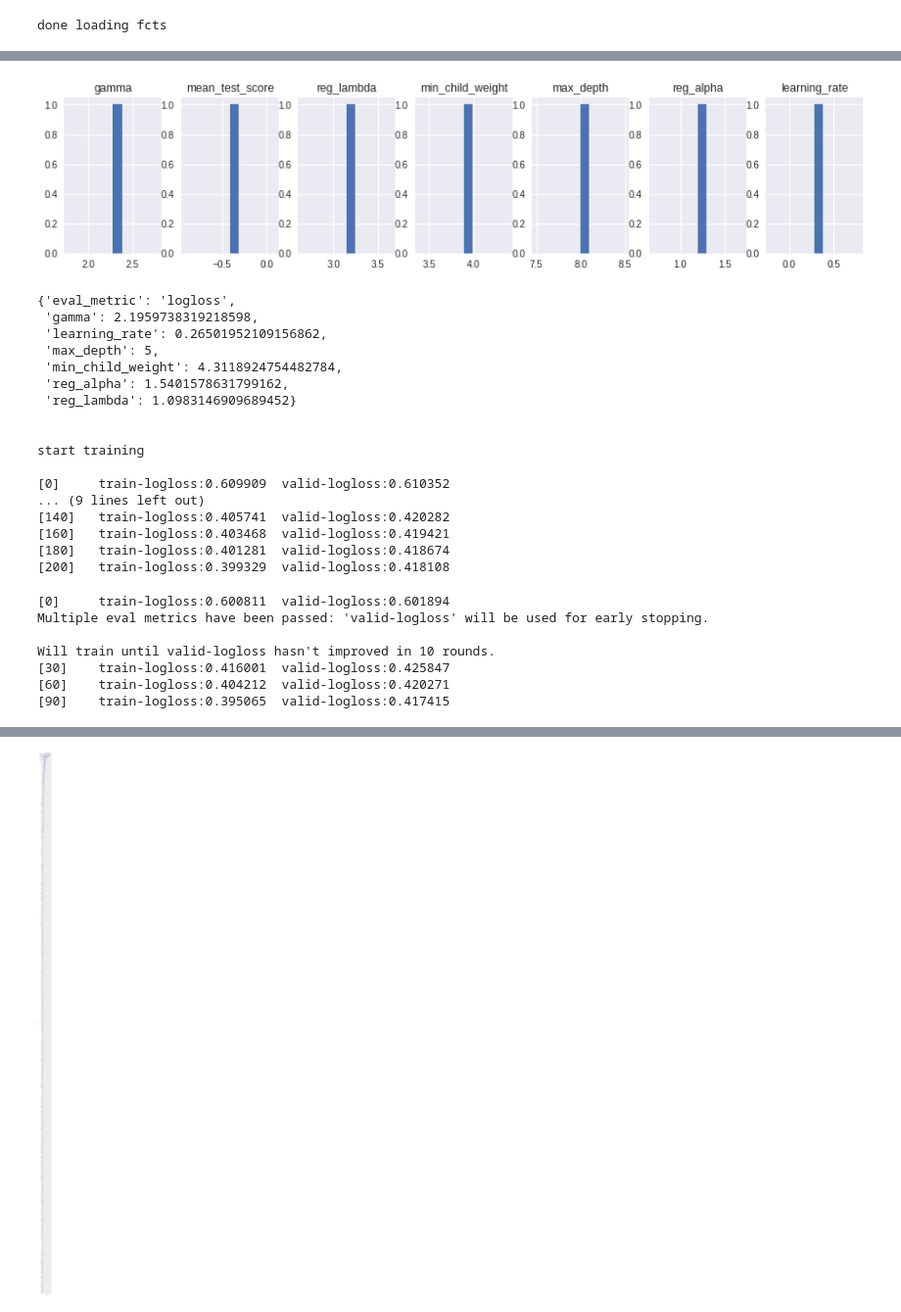
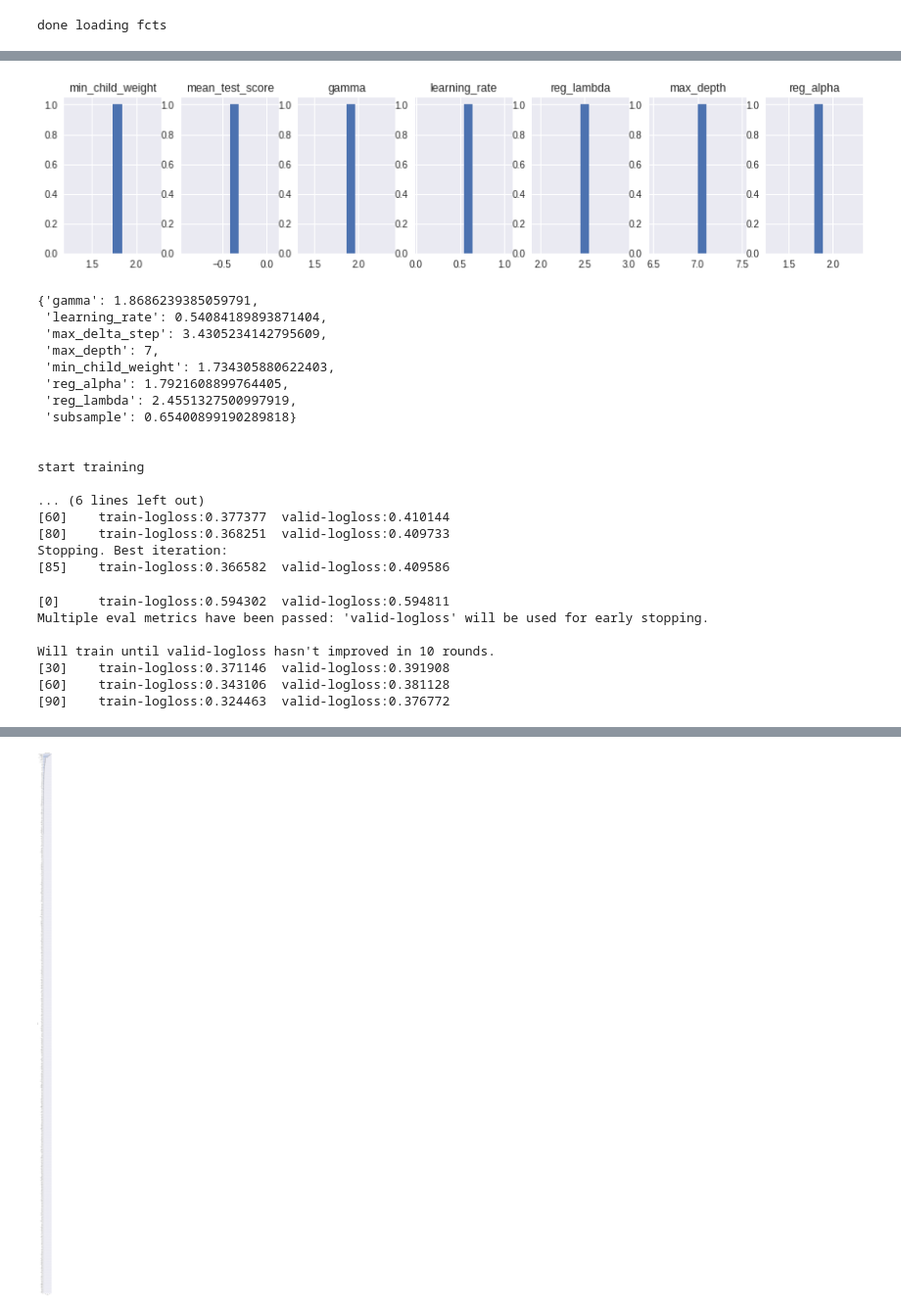
Before and after one commit to tholor/quora_kaggle, a Jupyter notebook: tm_master_base_May19th.ipynb, the cells around one changed output, grey strips where cells are left out. Shown at 98% size. Drawn from its saved outputs; the diff is of its cells as text; code cells hidden in the pictures.

```diff
--- a/tm_master_base_May19th.ipynb
+++ b/tm_master_base_May19th.ipynb
@@ -159,6 +170,7 @@ col = [c for c in train.columns if c[:1]=='z']
 # xFeatures05-05: k substitute by 000 in right place
 # %%
 # loading already saved features
-train = pickle.load(open("dumps/trainFeatures05-05.p", "rb" ))
-test = pickle.load(open("dumps/testFeatures05-05.p", "rb" ))
+train = pickle.load(open("dumps/trainFeatures05-19.p", "rb" ))
+test = pickle.load(open("dumps/testFeatures05-19.p", "rb" ))
 col = [c for c in train.columns if c[:2]=='z_']
+pprint(col)
@@ -189,7 +229,7 @@ Dvalid = xgb.DMatrix(X_test,y_test,feature_names=feature_names)
 
 from sklearn.model_selection import RandomizedSearchCV
 from scipy.stats import randint as sp_randint
-from scipy.stats import uniform as sp_uniform
+from scipy.stats import uniform as sp_uniform # constant between param1 and param1 + param2
 from time import time
 
 # Utility function to report best scores
@@ -207,13 +247,15 @@ def report(results, n_top=3):
 alg = xgb.XGBClassifier(n_estimators=400,objective='binary:logistic')
 # specify parameters and distributions to sample from
 param_dist = {"max_depth": sp_randint(4, 10),
-              "learning_rate" : sp_uniform(0.2,0.8), # normally eta
+              "learning_rate" : sp_uniform(0.2,0.6), # normally eta
               "min_child_weight": sp_uniform(1, 5),
               "reg_alpha": sp_uniform(0.8,3),
               "reg_lambda": sp_uniform(0.8,3),
-              "gamma": sp_uniform(0.5,3)}
+              "gamma": sp_uniform(0.5,3),
+              "max_delta_step":sp_uniform(0, 5),
+              "subsample": sp_uniform(0.5, 0.5)}
 
-n_iter_search = 50
+n_iter_search = 1
 
 # add to fit function from sklearn to incorporate early stopping with xgboost!!!
 fit_params_dict = {"eval_set":[(X_test, y_test)],"early_stopping_rounds":5,"eval_metric":"logloss","verbose":False}
@@ -223,7 +265,7 @@ clf = RandomizedSearchCV(estimator = alg,
                          n_iter = n_iter_search,
                          scoring='neg_log_loss',
                          verbose=1,
-                         cv=4,
+                         cv=3,
                          refit=False,
                          fit_params = fit_params_dict)
 
@@ -235,5 +277,5 @@ print("RandomizedSearchCV took %.2f minutes for %d candidates"
       " parameter settings." % ((time() - start)/60, n_iter_search))
 report(clf.cv_results_,3)
 
-pickle.dump(clf,open("dumps/randCV05-05.p", "wb" ))
+pickle.dump(clf,open("dumps/randCV05-19.p", "wb" ))
 # %% [output]
@@ -246,35 +288,34 @@ Parameters: {'gamma': 2.1959738319218598, 'reg_lambda': 1.0983146909689452, 'min
 # %%
 ##################### helper function to visualize parameter search
 params = {}
 params['gamma'] = []
 params['reg_alpha'] = []
 params['learning_rate'] = []
 params['reg_lambda'] = []
 params['min_child_weight'] = []
 params['max_depth'] = []
 params['mean_test_score'] = []
 
 # change range to include top n paramater values
-for i in range(1, 20):
+for i in range(1, 4):
     candidates = np.flatnonzero(clf.cv_results_['rank_test_score'] == i)
     for candidate in candidates:
         params['mean_test_score'].append(clf.cv_results_['mean_test_score'][candidate])
         for key in params.keys():
             if(key != "mean_test_score"):
                 params[key].append(clf.cv_results_['params'][candidate][key])
 
 plt.rcParams['figure.figsize'] = (15, 3.0)
 for i,key in enumerate(params.keys()):
     plt.subplot(1,7,i+1)
     plt.title(key)
     plt.hist(params.get(key),10)
 plt.show()
 # %% [output]
-[figure, old version]
+[figure, new version]
 # %%
 ########### using best parameter setting from above to create prediction for test set
 params = clf.best_params_
-from  pprint import pprint
 pprint(params)
 print("\n")
 print("start training \n")
@@ -285,23 +326,23 @@ bst = xgb.train(params, Dtrain, 201, watchlist, early_stopping_rounds=10, verbos
 
 # maybe continue training 2 cells below
 # %% [output]
-{'eval_metric': 'logloss',
- 'gamma': 2.1959738319218598,
- 'learning_rate': 0.26501952109156862,
- 'max_depth': 5,
- 'min_child_weight': 4.3118924754482784,
- 'reg_alpha': 1.5401578631799162,
- 'reg_lambda': 1.0983146909689452}
+{'gamma': 1.8686239385059791,
+ 'learning_rate': 0.54084189893871404,
+ 'max_delta_step': 3.4305234142795609,
+ 'max_depth': 7,
+ 'min_child_weight': 1.734305880622403,
+ 'reg_alpha': 1.7921608899764405,
+ 'reg_lambda': 2.4551327500997919,
+ 'subsample': 0.65400899190289818}
 
 
 start training
 
-[0]     train-logloss:0.609909  valid-logloss:0.610352
-... (9 lines left out)
-[140]   train-logloss:0.405741  valid-logloss:0.420282
-[160]   train-logloss:0.403468  valid-logloss:0.419421
-[180]   train-logloss:0.401281  valid-logloss:0.418674
-[200]   train-logloss:0.399329  valid-logloss:0.418108
+... (6 lines left out)
+[60]    train-logloss:0.377377  valid-logloss:0.410144
+[80]    train-logloss:0.368251  valid-logloss:0.409733
+Stopping. Best iteration:
+[85]    train-logloss:0.366582  valid-logloss:0.409586
 # %%
 ############### SHORTCUT for training and submitting with alright settings
 ######### FIRST split train/valid set and train:
@@ -312,29 +353,26 @@ Dtrain = xgb.DMatrix(X_train,y_train,feature_names=feature_names)
 Dvalid = xgb.DMatrix(X_test,y_test,feature_names=feature_names)
 params = {}
 
-
-params["max_depth"] = 7
-params["learning_rate"] = 0.3
-params["min_child_weight"] = 2.6
-params["reg_alpha"] = 3.6
-params["reg_lambda"] = 1.3
-params["gamma"] = 2.2
-#params["max_delta_step"] = 1 # maybe include in param search?
-
-params = clf.best_params_
 params["objective"] = "binary:logistic"
 params['eval_metric'] = 'logloss'
+params["max_depth"] = 8
+# params["learning_rate"] = 0.3
+# params["min_child_weight"] = 2.6
+# params["reg_alpha"] = 3.6
+# params["reg_lambda"] = 1.3
+# params["gamma"] = 2.2
+# params["max_delta_step"] = 1
 
 watchlist = [(Dtrain,"train"),(Dvalid,"valid")]
 bst = xgb.train(params, Dtrain, 101, watchlist, early_stopping_rounds=10, verbose_eval=30)
 # %% [output]
-[0]     train-logloss:0.600811  valid-logloss:0.601894
+[0]     train-logloss:0.594302  valid-logloss:0.594811
 Multiple eval metrics have been passed: 'valid-logloss' will be used for early stopping.
 
 Will train until valid-logloss hasn't improved in 10 rounds.
-[30]    train-logloss:0.416001  valid-logloss:0.425847
-[60]    train-logloss:0.404212  valid-logloss:0.420271
-[90]    train-logloss:0.395065  valid-logloss:0.417415
+[30]    train-logloss:0.371146  valid-logloss:0.391908
+[60]    train-logloss:0.343106  valid-logloss:0.381128
+[90]    train-logloss:0.324463  valid-logloss:0.376772
 # %%
 #maybe continue training...
 ptrain = bst.predict(Dtrain, output_margin=True)
```
Also changed, not shown: parts of 9 cells of this notebook.
